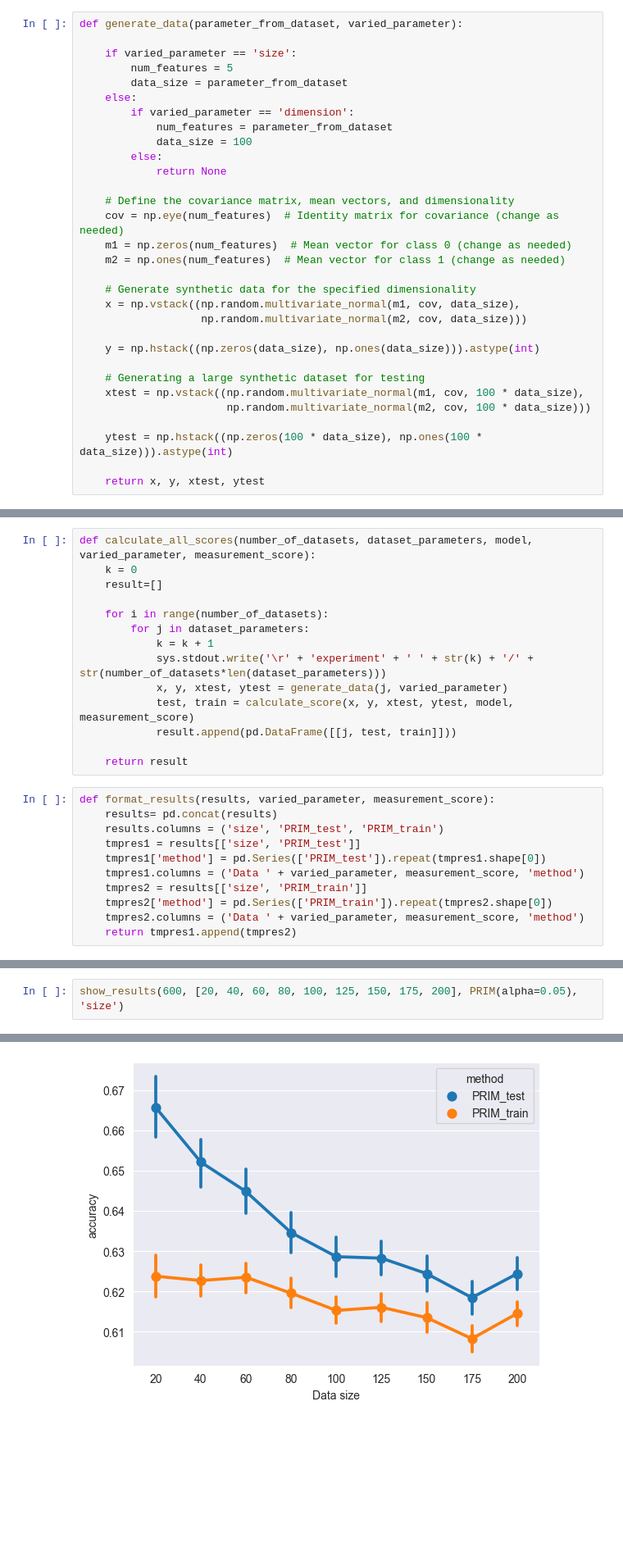
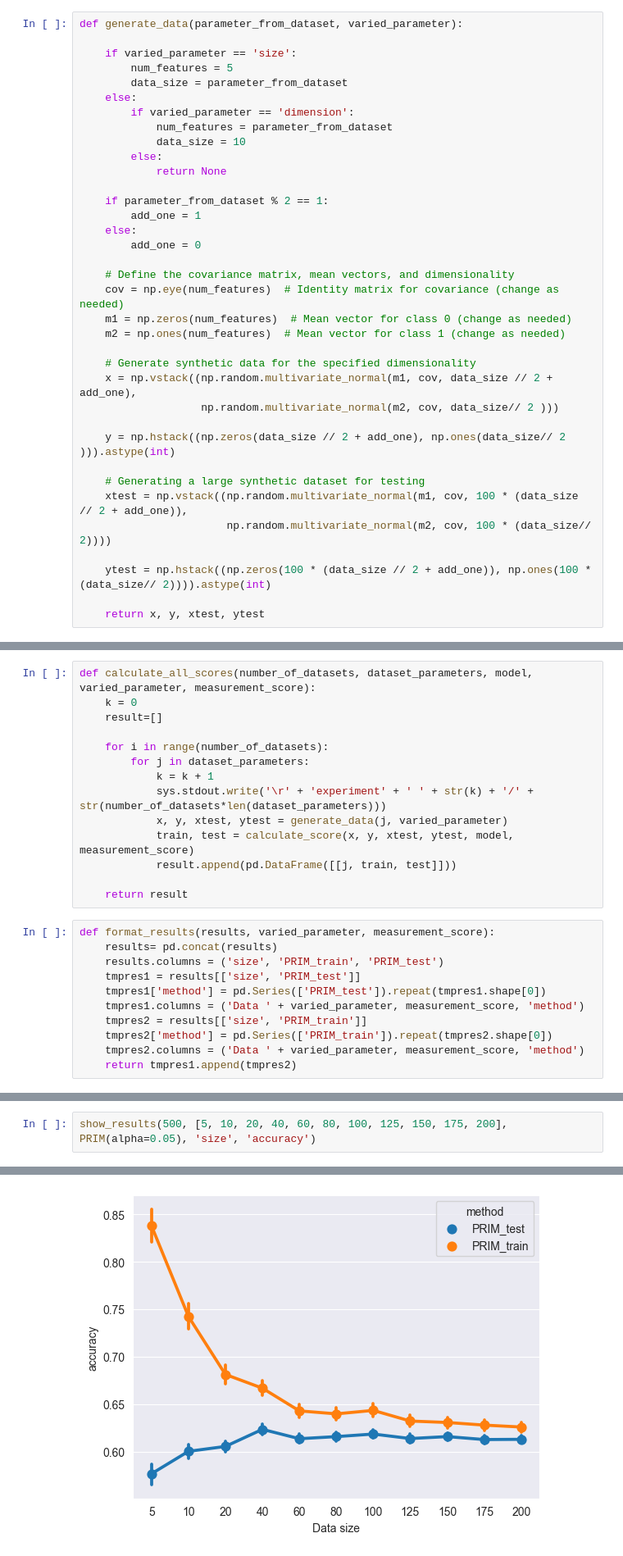
Before and after one commit to inagege/ImprovingSubgroupDiscovery, a Jupyter notebook: PRIM_Performace_Analyzing/PRIM_Experiments_Varying_Size.ipynb, the cells around one changed output, grey strips where cells are left out. Shown at 82% size. Saved outputs shown, nothing was run; the diff lists cells and outputs as text; blank space fills up the shorter version.

Commit message:
added method for calculating F1 score extended results by varying data size with lower numbers (5, 10)

```diff
--- a/PRIM_Performace_Analyzing/PRIM_Experiments_Varying_Size.ipynb
+++ b/PRIM_Performace_Analyzing/PRIM_Experiments_Varying_Size.ipynb
@@ -13,9 +13,14 @@ def generate_data(parameter_from_dataset, varied_parameter):
     else:
         if varied_parameter == 'dimension':
             num_features = parameter_from_dataset
-            data_size = 100
+            data_size = 10
         else:
             return None
+
+    if parameter_from_dataset % 2 == 1:
+        add_one = 1
+    else:
+        add_one = 0
 
     # Define the covariance matrix, mean vectors, and dimensionality
     cov = np.eye(num_features)  # Identity matrix for covariance (change as needed)
@@ -23,16 +28,16 @@ def generate_data(parameter_from_dataset, varied_parameter):
     m2 = np.ones(num_features)  # Mean vector for class 1 (change as needed)
 
     # Generate synthetic data for the specified dimensionality
-    x = np.vstack((np.random.multivariate_normal(m1, cov, data_size),
-                   np.random.multivariate_normal(m2, cov, data_size)))
+    x = np.vstack((np.random.multivariate_normal(m1, cov, data_size // 2 + add_one),
+                   np.random.multivariate_normal(m2, cov, data_size// 2 )))
 
-    y = np.hstack((np.zeros(data_size), np.ones(data_size))).astype(int)
+    y = np.hstack((np.zeros(data_size // 2 + add_one), np.ones(data_size// 2 ))).astype(int)
 
     # Generating a large synthetic dataset for testing
-    xtest = np.vstack((np.random.multivariate_normal(m1, cov, 100 * data_size),
-                       np.random.multivariate_normal(m2, cov, 100 * data_size)))
+    xtest = np.vstack((np.random.multivariate_normal(m1, cov, 100 * (data_size // 2 + add_one)),
+                       np.random.multivariate_normal(m2, cov, 100 * (data_size// 2))))
 
-    ytest = np.hstack((np.zeros(100 * data_size), np.ones(100 * data_size))).astype(int)
+    ytest = np.hstack((np.zeros(100 * (data_size // 2 + add_one)), np.ones(100 * (data_size// 2)))).astype(int)
 
     return x, y, xtest, ytest
 # %%
@@ -50,14 +55,14 @@ def calculate_all_scores(number_of_datasets, dataset_parameters, model, varied_p
             k = k + 1
             sys.stdout.write('\r' + 'experiment' + ' ' + str(k) + '/' + str(number_of_datasets*len(dataset_parameters)))
             x, y, xtest, ytest = generate_data(j, varied_parameter)
-            test, train = calculate_score(x, y, xtest, ytest, model, measurement_score)
-            result.append(pd.DataFrame([[j, test, train]]))
+            train, test = calculate_score(x, y, xtest, ytest, model, measurement_score)
+            result.append(pd.DataFrame([[j, train, test]]))
 
     return result
 # %%
 def format_results(results, varied_parameter, measurement_score):
     results= pd.concat(results)
-    results.columns = ('size', 'PRIM_test', 'PRIM_train')
+    results.columns = ('size', 'PRIM_train', 'PRIM_test')
     tmpres1 = results[['size', 'PRIM_test']]
     tmpres1['method'] = pd.Series(['PRIM_test']).repeat(tmpres1.shape[0])
     tmpres1.columns = ('Data ' + varied_parameter, measurement_score, 'method')
@@ -71,5 +76,5 @@ def show_results(number_of_datasets, dataset_parameters, model, varied_parameter
     results = format_results(results, varied_parameter, measurement_score)
     return sns.pointplot(x = 'Data ' + varied_parameter, y = measurement_score, hue = 'method', data = results)
 # %%
-show_results(600, [20, 40, 60, 80, 100, 125, 150, 175, 200], PRIM(alpha=0.05), 'size')
+show_results(500, [5, 10, 20, 40, 60, 80, 100, 125, 150, 175, 200], PRIM(alpha=0.05), 'size', 'accuracy')
 # %% [output]
@@ -77,3 +82,3 @@ experiment 5400/5400
 <Axes: xlabel='Data size', ylabel='accuracy'>
-[figure, old version]
+[figure, new version]
 # %%
```
Also changed, not shown: parts of 7 cells of this notebook, 1 other file.
